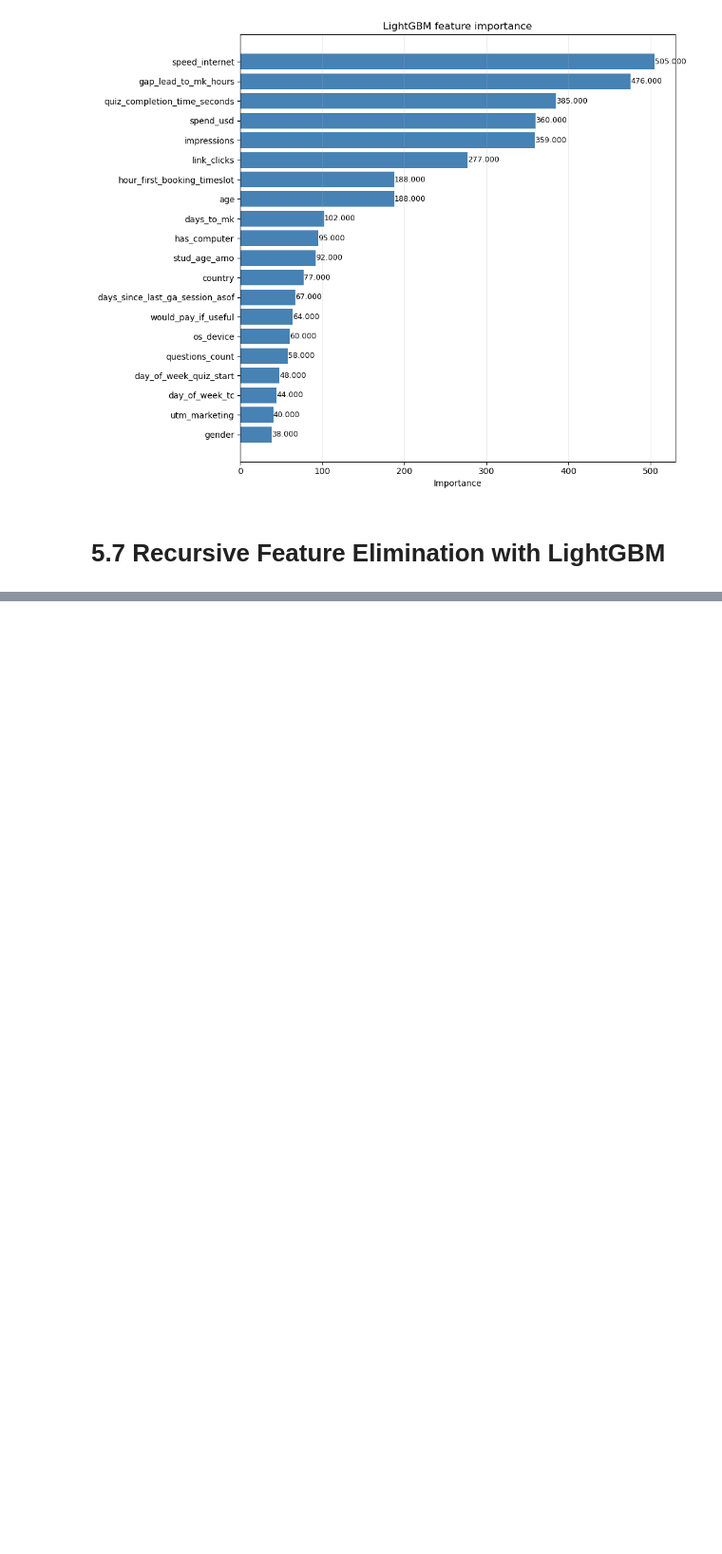
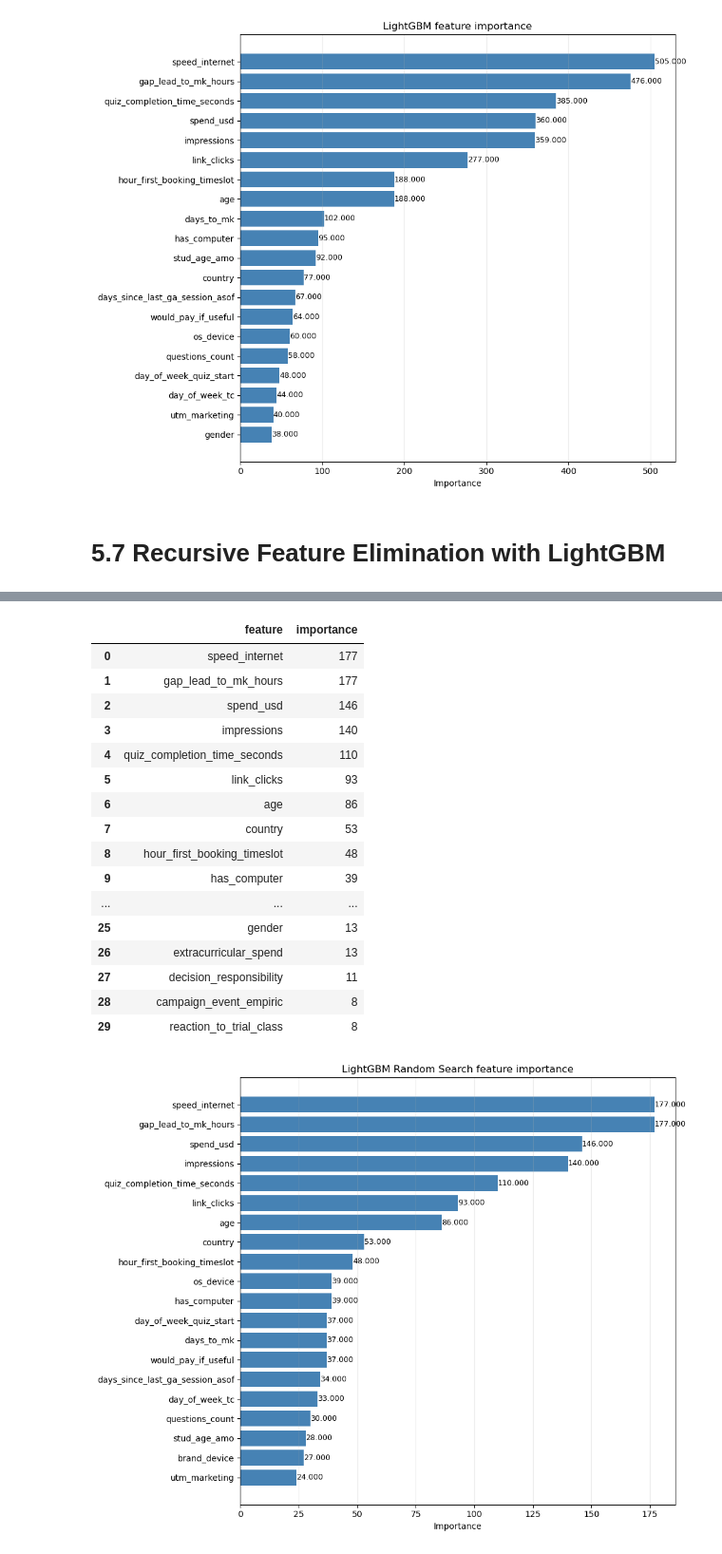
Before and after one commit to AlinaYakubova/Thesis_DTM_Trial_Class_Prediction, a Jupyter notebook: Main_script_diploma.ipynb, the cells around one changed output, grey strips where cells are left out. Shown at 95% size. Cells and saved outputs as stored; diff of their text form; code cells hidden in the pictures; blank space fills up the shorter version.

```diff
--- a/Main_script_diploma.ipynb
+++ b/Main_script_diploma.ipynb
@@ -2458,2 +2710,63 @@ plt.show()
+# %%
+lgbm_random_feature_importance = (
+    pd.DataFrame({
+        "feature": X_train_lgbm.columns,
+        "importance": lgbm_random_search_model.feature_importances_,
+    })
+    .sort_values("importance", ascending=False)
+    .reset_index(drop=True)
+)
+
+display(lgbm_random_feature_importance.head(30).round(3))
+
+top_lgbm_random_features = lgbm_random_feature_importance.head(20).sort_values(
+    "importance",
+    ascending=False,
+)
+
+fig, ax = plt.subplots(figsize=(10, 8))
+ax.barh(
+    top_lgbm_random_features["feature"],
+    top_lgbm_random_features["importance"],
+    color="steelblue",
+)
+ax.set_title("LightGBM Random Search feature importance")
+ax.set_xlabel("Importance")
+ax.set_ylabel("")
+ax.grid(axis="x", alpha=0.25)
+ax.invert_yaxis()
+
+for patch in ax.patches:
+    width = patch.get_width()
+    ax.text(
+        width + 0.002,
+        patch.get_y() + patch.get_height() / 2,
+        f"{width:.3f}",
+        va="center",
+        ha="left",
+        fontsize=9,
+    )
+
+plt.tight_layout()
+plt.show()
+# %% [output]
+|  | feature | importance |
+| 0 | speed_internet | 177 |
+| 1 | gap_lead_to_mk_hours | 177 |
+| 2 | spend_usd | 146 |
+| 3 | impressions | 140 |
+| 4 | quiz_completion_time_seconds | 110 |
+| 5 | link_clicks | 93 |
+| 6 | age | 86 |
+| 7 | country | 53 |
+| 8 | hour_first_booking_timeslot | 48 |
+| 9 | has_computer | 39 |
+| ... | ... | ... |
+| 25 | gender | 13 |
+| 26 | extracurricular_spend | 13 |
+| 27 | decision_responsibility | 11 |
+| 28 | campaign_event_empiric | 8 |
+| 29 | reaction_to_trial_class | 8 |
+[figure, added]
 # %%
 display(metrics_df.round(2))
```
Also changed, not shown: parts of 12 cells of this notebook.
